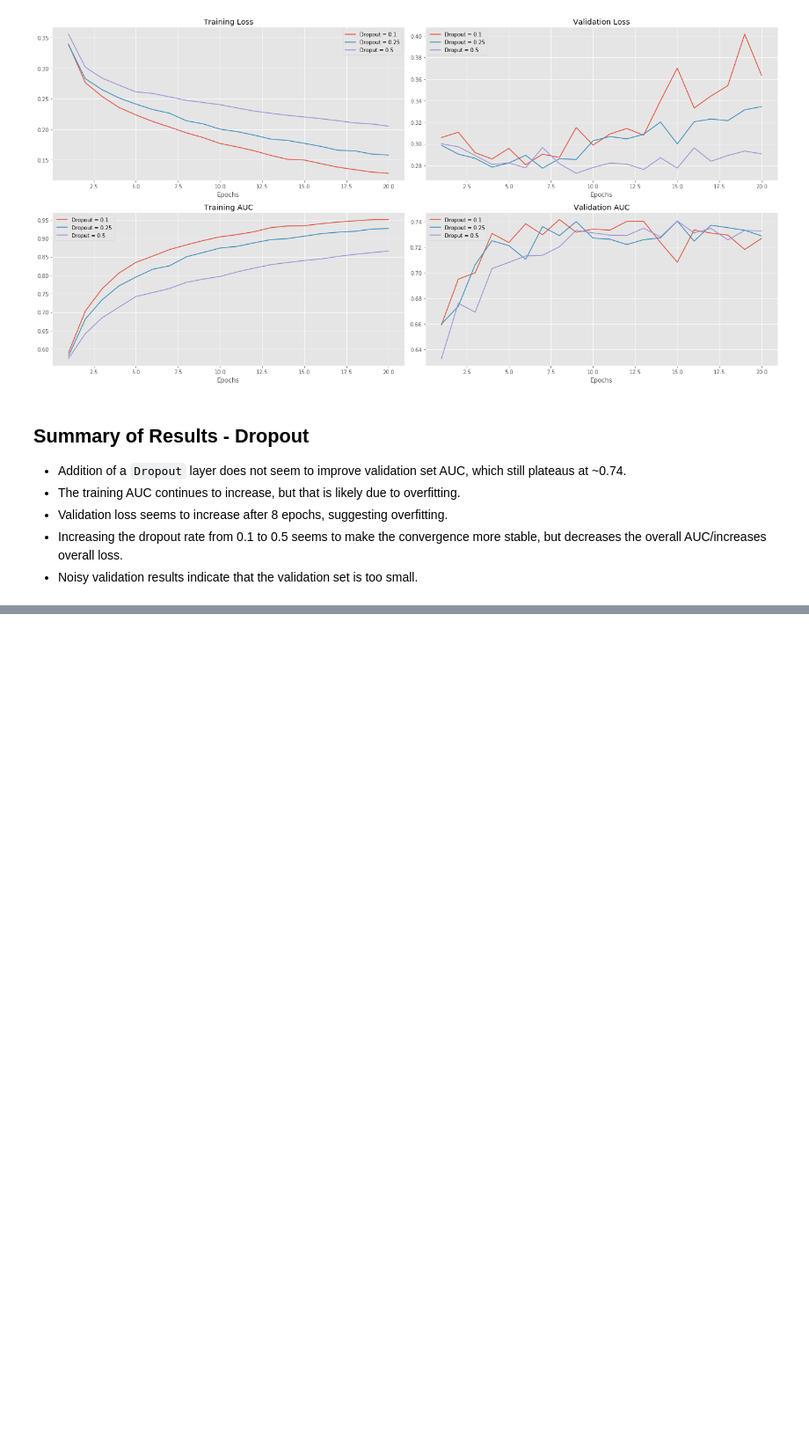
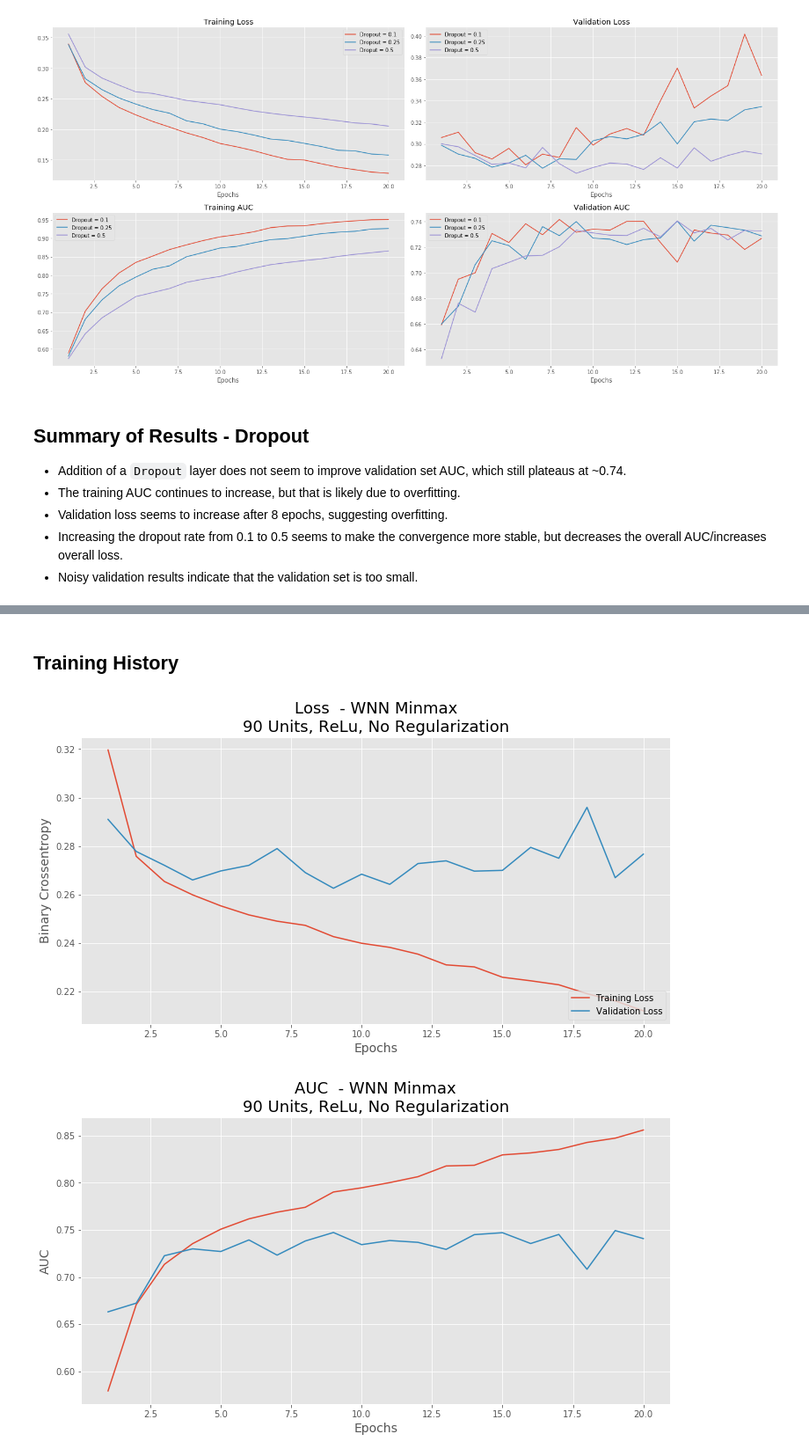
Before and after one commit to SMS-NED16/FYP-DL, a Jupyter notebook: fyp-assignments/06_Deep_Learning_Models/03_WNN_Zheng.ipynb, the cells around one changed output, grey strips where cells are left out. Shown at 88% size. Saved outputs shown, nothing was run; the diff lists cells and outputs as text; code cells hidden in the pictures; blank space fills up the shorter version.

```diff
--- a/fyp-assignments/06_Deep_Learning_Models/03_WNN_Zheng.ipynb
+++ b/fyp-assignments/06_Deep_Learning_Models/03_WNN_Zheng.ipynb
@@ -660,0 +681,7 @@ plt.tight_layout()
+# %%
+X_train, X_test, y_train, y_test = train_test_split(X_scaled_minmax,
+                                                    labels,
+                                                    stratify=labels,
+                                                    test_size=0.2,
+                                                    random_state=0,
+                                                    shuffle=True)
@@ -660,0 +698,8 @@ plt.tight_layout()
+# %%
+wnn_minmax = Sequential()
+wnn_minmax.add(Dense(units=90, input_shape=(1034, ), activation='relu'))
+wnn_minmax.add(Dense(units=1, activation='sigmoid'))
+# %%
+wnn_minmax.compile(optimizer='rmsprop',
+                   loss='binary_crossentropy',
+                   metrics=[AUC()])
@@ -660,0 +708,6 @@ plt.tight_layout()
+# %%
+wnn_minmax_history = wnn_minmax.fit(X_train, y_train,
+                               validation_split=0.2,
+                               epochs=20,
+                               batch_size=128,
+                               verbose=1)
@@ -660,0 +732,8 @@ plt.tight_layout()
+# %% [markdown]
+## Training History
+# %%
+plot_history(history=wnn_minmax_history,
+             model_name='WNN Minmax\n90 Units, ReLu, No Regularization')
+# %% [output]
+[figure, added]
+[figure, added]
```
Also changed, not shown: parts of 24 cells of this notebook.
